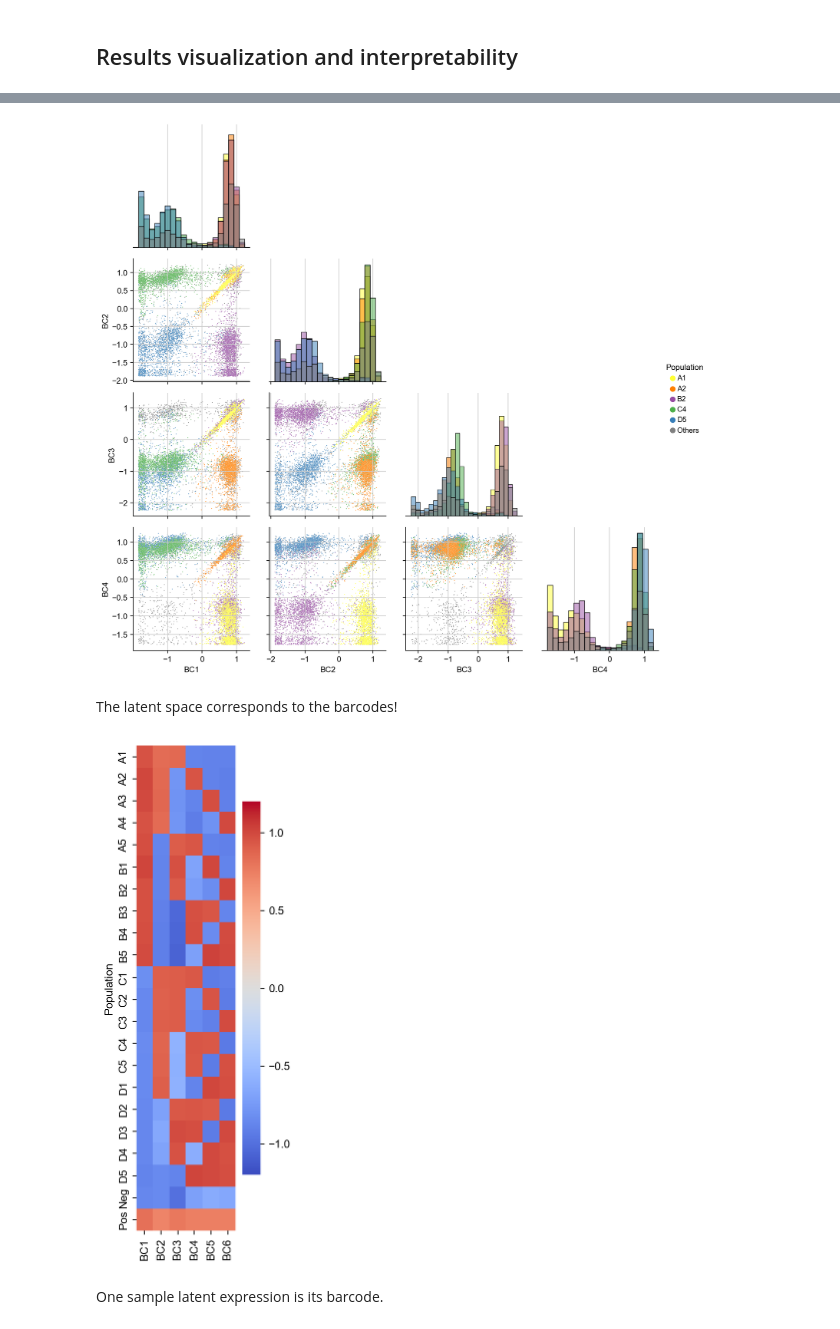
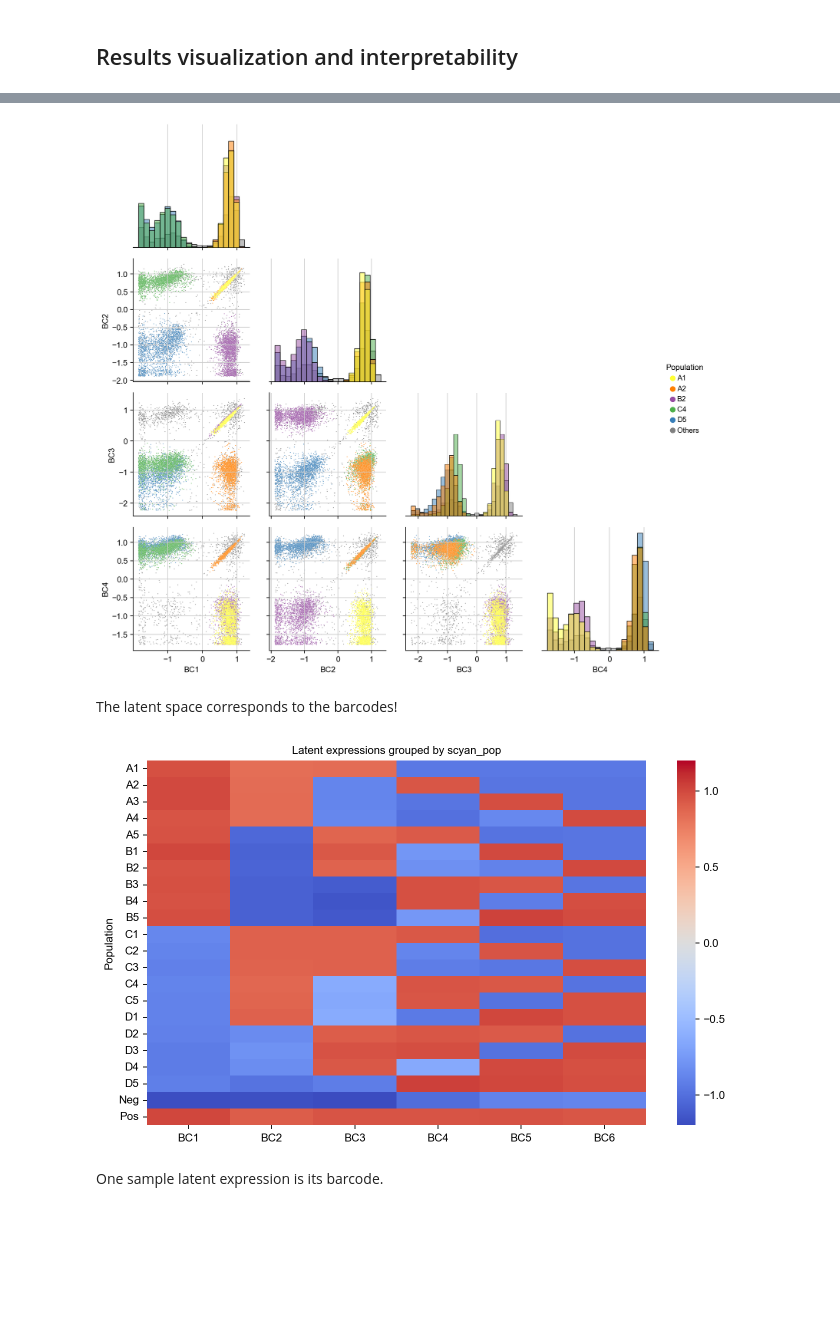
Before and after one commit to MICS-Lab/scyan, a Jupyter notebook: docs/tutorials/debarcoding.ipynb, the cells around one changed output, grey strips where cells are left out. Drawn from its saved outputs; the diff is of its cells as text; code cells hidden in the pictures; blank space fills up the shorter version.

```diff
--- a/docs/tutorials/debarcoding.ipynb
+++ b/docs/tutorials/debarcoding.ipynb
@@ -48,14 +50,13 @@ scyan.plot.umap(adata, color="scyan_pop", palette=adata.uns["palette"])
 # %%
-scyan.plot.scatter(model, ["A1", "A2", "B2", "C4", "D5"], markers=["BC1", "BC2", "BC3", "BC4"])
+scyan.plot.scatter(adata, ["A1", "A2", "B2", "C4", "D5"], markers=["BC1", "BC2", "BC3", "BC4"])
 # %% [output]
-[figure, old version]
+[figure, new version]
 # %% [markdown]
 The latent space corresponds to the barcodes!
 # %%
-plt.figure(figsize=(2, 8))
 scyan.plot.pops_expressions(model)
 # %% [output]
-[figure, old version]
+[figure, new version]
 # %% [markdown]
 One sample latent expression is its barcode.
 # %%
```
Also changed, not shown: parts of 7 cells of this notebook, 1 other file.
